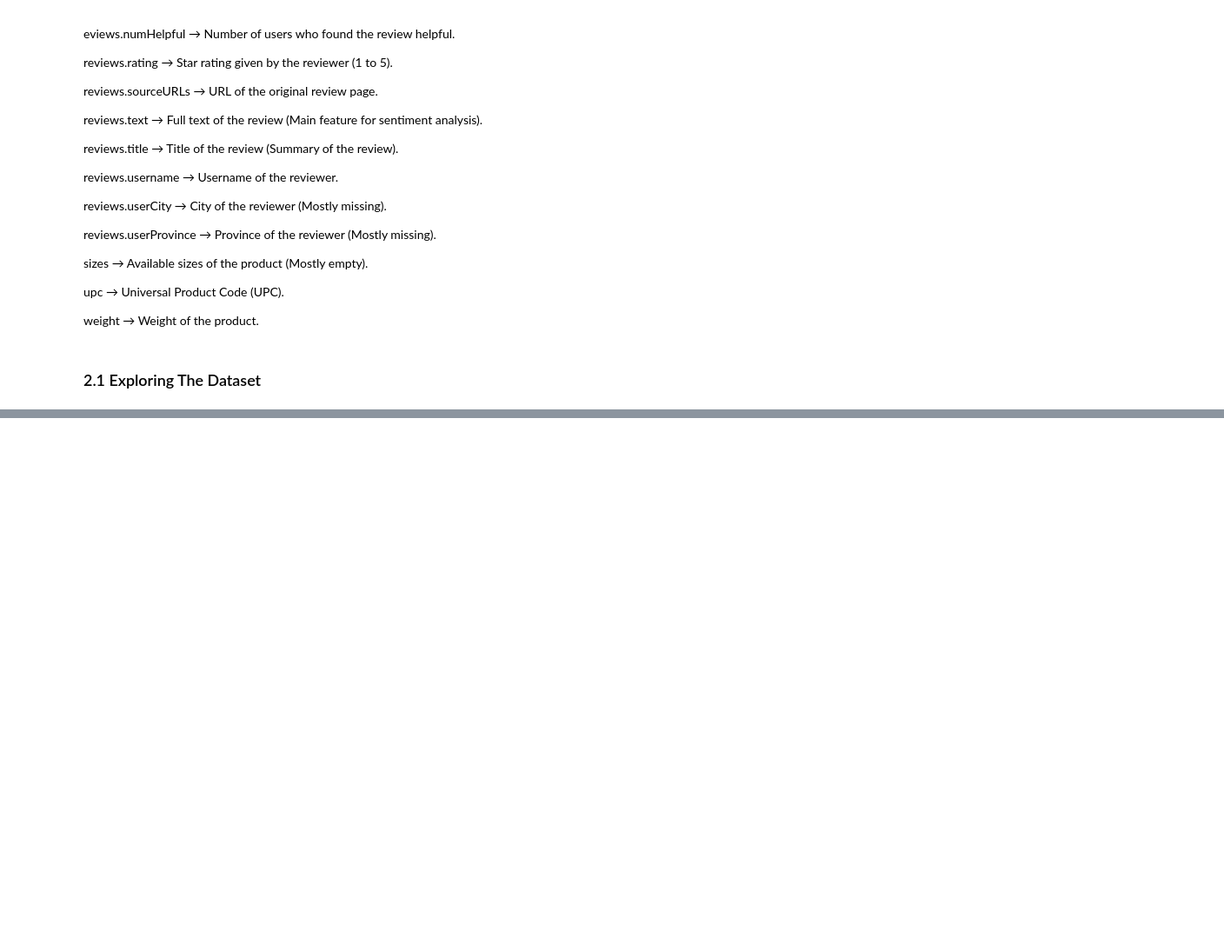
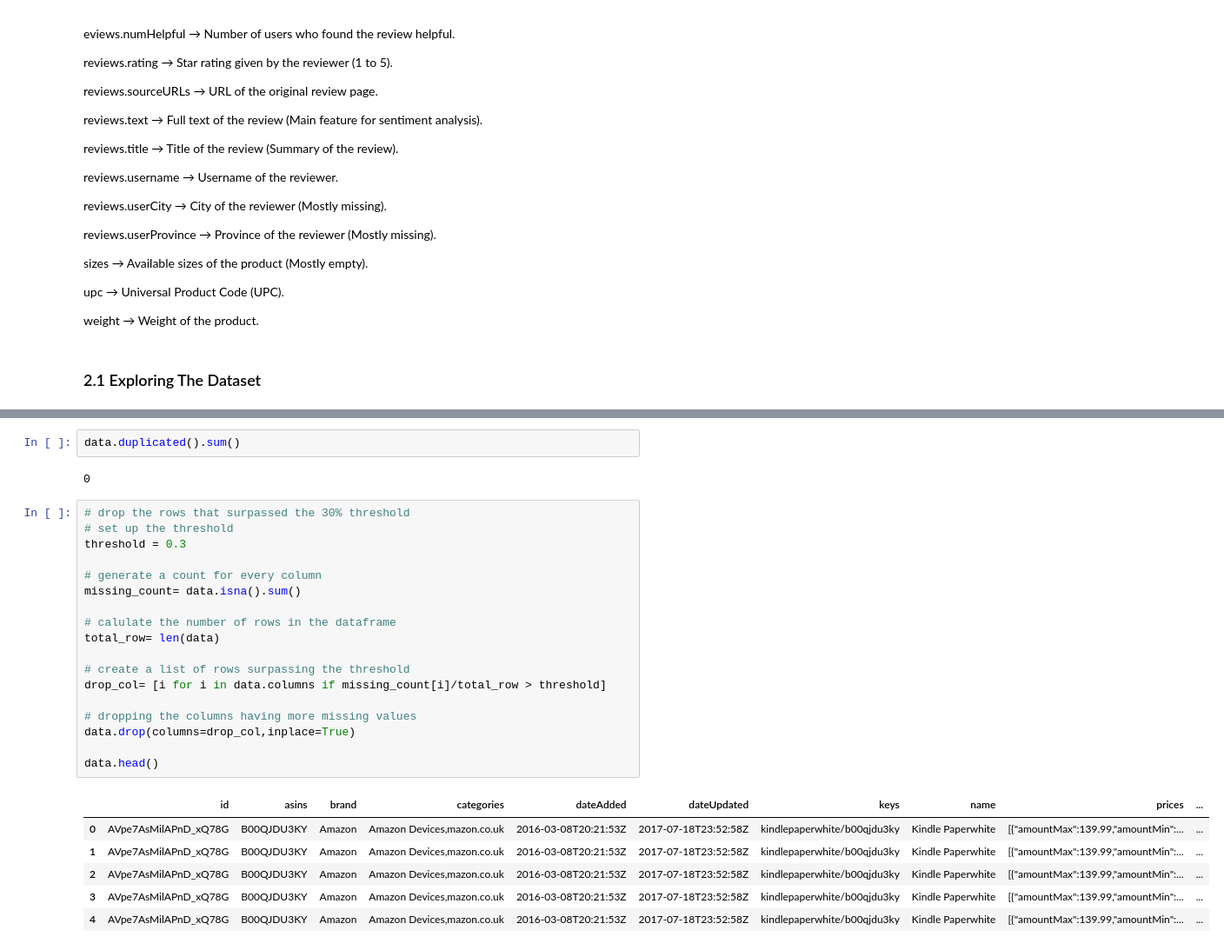
Before and after one commit to kennethnyangweso/GROUP-1-PHASE-4-PROJECT, a Jupyter notebook: Group_1_Phase_4_Project_Notebook.ipynb, the cells around one changed output, grey strips where cells are left out. Shown: that part at 87% size. Saved outputs shown, nothing was run; the diff lists cells and outputs as text; blank space fills up the shorter version.

```diff
--- a/Group_1_Phase_4_Project_Notebook.ipynb
+++ b/Group_1_Phase_4_Project_Notebook.ipynb
@@ -111,0 +171,29 @@ pd.set_option('display.max_colwidth', None)
+# %%
+data.duplicated().sum()
+# %% [output]
+0
+# %%
+# drop the rows that surpassed the 30% threshold
+# set up the threshold
+threshold = 0.3
+
+# generate a count for every column
+missing_count= data.isna().sum()
+
+# calulate the number of rows in the dataframe
+total_row= len(data)
+
+# create a list of rows surpassing the threshold
+drop_col= [i for i in data.columns if missing_count[i]/total_row > threshold]
+
+# dropping the columns having more missing values
+data.drop(columns=drop_col,inplace=True)
+
+data.head()
+# %% [output]
+|  | id | asins | brand | categories | dateAdded | dateUpdated | keys | name | prices | ... |
+| 0 | AVpe7AsMilAPnD_xQ78G | B00QJDU3KY | Amazon | Amazon Devices,mazon.co.uk | 2016-03-08T20:21:53Z | 2017-07-18T23:52:58Z | kindlepaperwhite/b00qjdu3ky | Kindle Paperwhite | [{"amountMax":139.99,"amountMin":... | ... |
+| 1 | AVpe7AsMilAPnD_xQ78G | B00QJDU3KY | Amazon | Amazon Devices,mazon.co.uk | 2016-03-08T20:21:53Z | 2017-07-18T23:52:58Z | kindlepaperwhite/b00qjdu3ky | Kindle Paperwhite | [{"amountMax":139.99,"amountMin":... | ... |
+| 2 | AVpe7AsMilAPnD_xQ78G | B00QJDU3KY | Amazon | Amazon Devices,mazon.co.uk | 2016-03-08T20:21:53Z | 2017-07-18T23:52:58Z | kindlepaperwhite/b00qjdu3ky | Kindle Paperwhite | [{"amountMax":139.99,"amountMin":... | ... |
+| 3 | AVpe7AsMilAPnD_xQ78G | B00QJDU3KY | Amazon | Amazon Devices,mazon.co.uk | 2016-03-08T20:21:53Z | 2017-07-18T23:52:58Z | kindlepaperwhite/b00qjdu3ky | Kindle Paperwhite | [{"amountMax":139.99,"amountMin":... | ... |
+| 4 | AVpe7AsMilAPnD_xQ78G | B00QJDU3KY | Amazon | Amazon Devices,mazon.co.uk | 2016-03-08T20:21:53Z | 2017-07-18T23:52:58Z | kindlepaperwhite/b00qjdu3ky | Kindle Paperwhite | [{"amountMax":139.99,"amountMin":... | ... |
```
Also changed, not shown: parts of 12 cells of this notebook.
